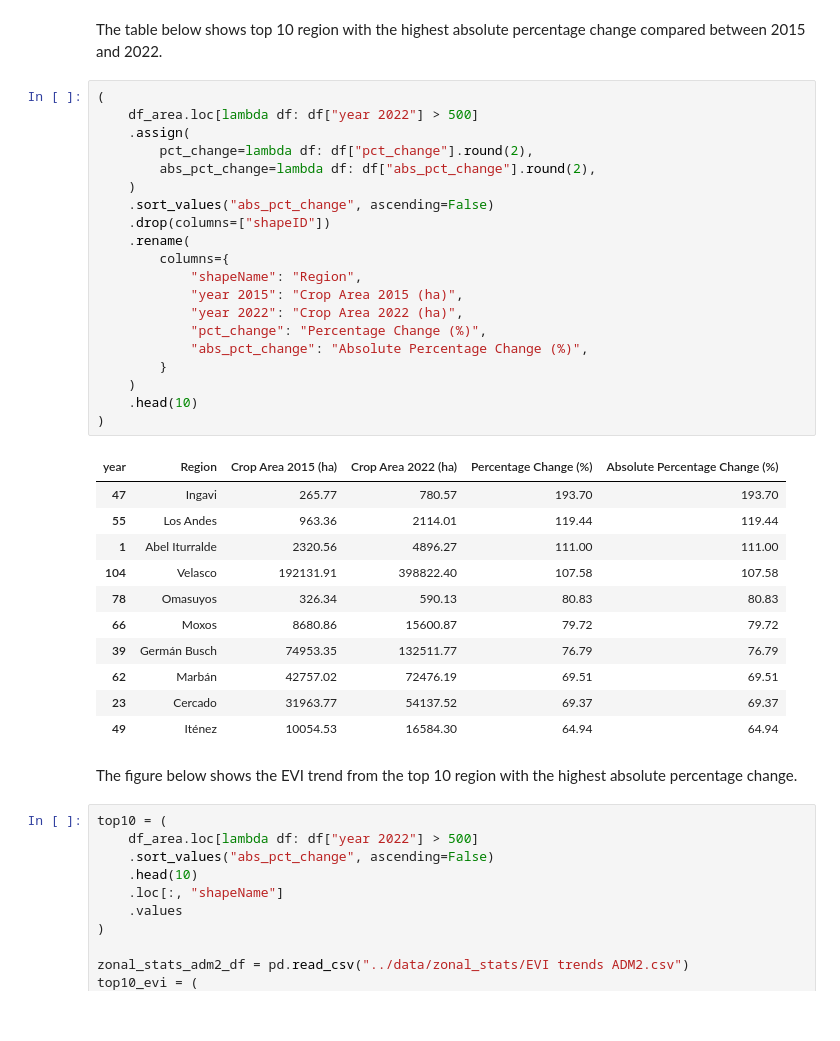
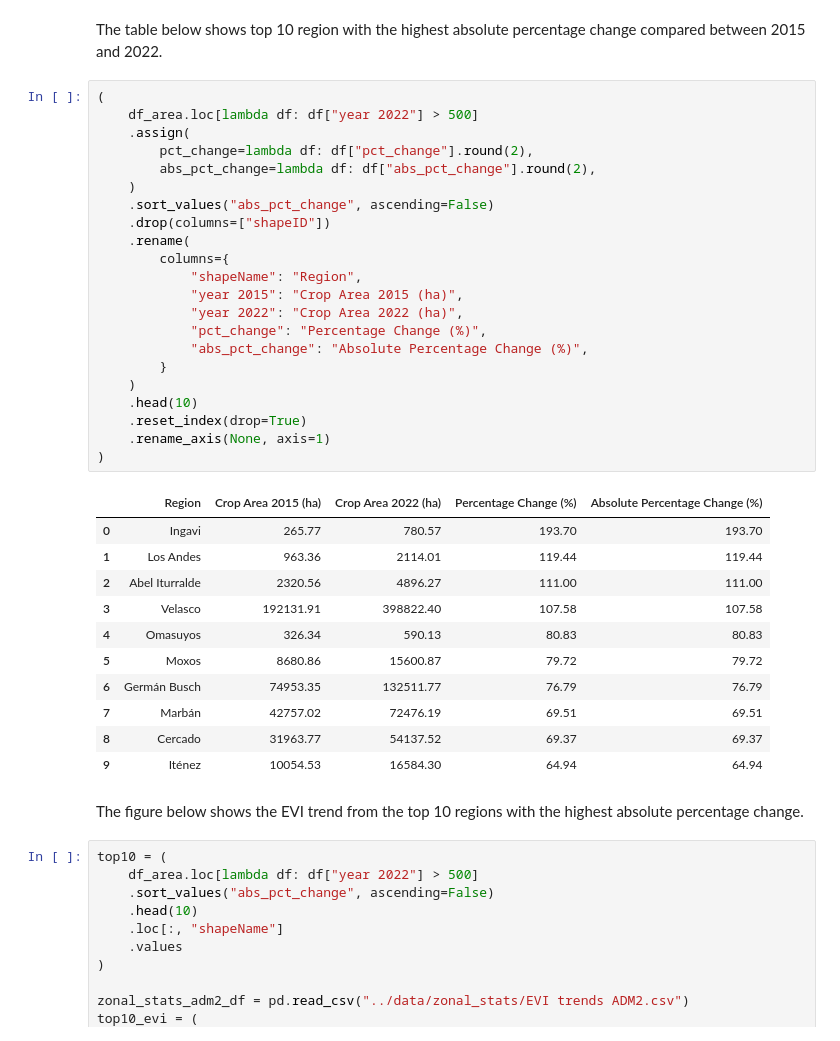
Before and after one commit to datapartnership/bolivia-economic-monitor, a Jupyter notebook: notebooks/evi_analysis.ipynb, the cells around one changed output. Cells and saved outputs as stored; diff of their text form.

Commit message:
Tidy up table

```diff
--- a/notebooks/evi_analysis.ipynb
+++ b/notebooks/evi_analysis.ipynb
@@ -1076,37 +1076,39 @@ The table below shows top 10 region with the highest absolute percentage change
 # %%
 (
     df_area.loc[lambda df: df["year 2022"] > 500]
     .assign(
         pct_change=lambda df: df["pct_change"].round(2),
         abs_pct_change=lambda df: df["abs_pct_change"].round(2),
     )
     .sort_values("abs_pct_change", ascending=False)
     .drop(columns=["shapeID"])
     .rename(
         columns={
             "shapeName": "Region",
             "year 2015": "Crop Area 2015 (ha)",
             "year 2022": "Crop Area 2022 (ha)",
             "pct_change": "Percentage Change (%)",
             "abs_pct_change": "Absolute Percentage Change (%)",
         }
     )
     .head(10)
+    .reset_index(drop=True)
+    .rename_axis(None, axis=1)
 )
 # %% [output]
-| year | Region | Crop Area 2015 (ha) | Crop Area 2022 (ha) | Percentage Change (%) | Absolute Percentage Change (%) |
-| 47 | Ingavi | 265.77 | 780.57 | 193.70 | 193.70 |
-| 55 | Los Andes | 963.36 | 2114.01 | 119.44 | 119.44 |
-| 1 | Abel Iturralde | 2320.56 | 4896.27 | 111.00 | 111.00 |
-| 104 | Velasco | 192131.91 | 398822.40 | 107.58 | 107.58 |
-| 78 | Omasuyos | 326.34 | 590.13 | 80.83 | 80.83 |
-| 66 | Moxos | 8680.86 | 15600.87 | 79.72 | 79.72 |
-| 39 | Germán Busch | 74953.35 | 132511.77 | 76.79 | 76.79 |
-| 62 | Marbán | 42757.02 | 72476.19 | 69.51 | 69.51 |
-| 23 | Cercado | 31963.77 | 54137.52 | 69.37 | 69.37 |
-| 49 | Iténez | 10054.53 | 16584.30 | 64.94 | 64.94 |
+|  | Region | Crop Area 2015 (ha) | Crop Area 2022 (ha) | Percentage Change (%) | Absolute Percentage Change (%) |
+| 0 | Ingavi | 265.77 | 780.57 | 193.70 | 193.70 |
+| 1 | Los Andes | 963.36 | 2114.01 | 119.44 | 119.44 |
+| 2 | Abel Iturralde | 2320.56 | 4896.27 | 111.00 | 111.00 |
+| 3 | Velasco | 192131.91 | 398822.40 | 107.58 | 107.58 |
+| 4 | Omasuyos | 326.34 | 590.13 | 80.83 | 80.83 |
+| 5 | Moxos | 8680.86 | 15600.87 | 79.72 | 79.72 |
+| 6 | Germán Busch | 74953.35 | 132511.77 | 76.79 | 76.79 |
+| 7 | Marbán | 42757.02 | 72476.19 | 69.51 | 69.51 |
+| 8 | Cercado | 31963.77 | 54137.52 | 69.37 | 69.37 |
+| 9 | Iténez | 10054.53 | 16584.30 | 64.94 | 64.94 |
 # %% [markdown]
-The figure below shows the EVI trend from the top 10 region with the highest absolute percentage change.
+The figure below shows the EVI trend from the top 10 regions with the highest absolute percentage change.
 # %%
 top10 = (
     df_area.loc[lambda df: df["year 2022"] > 500]
```
